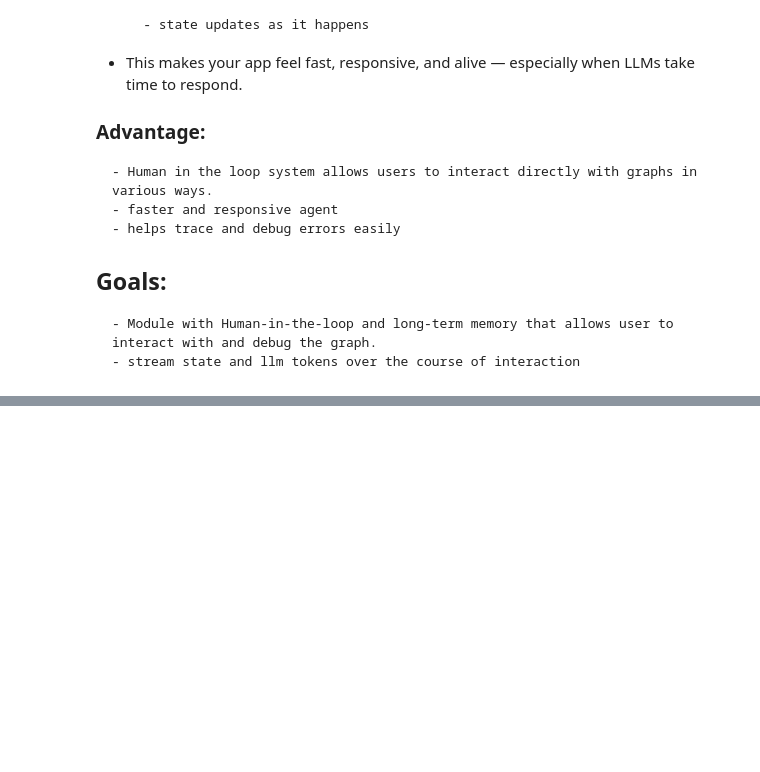
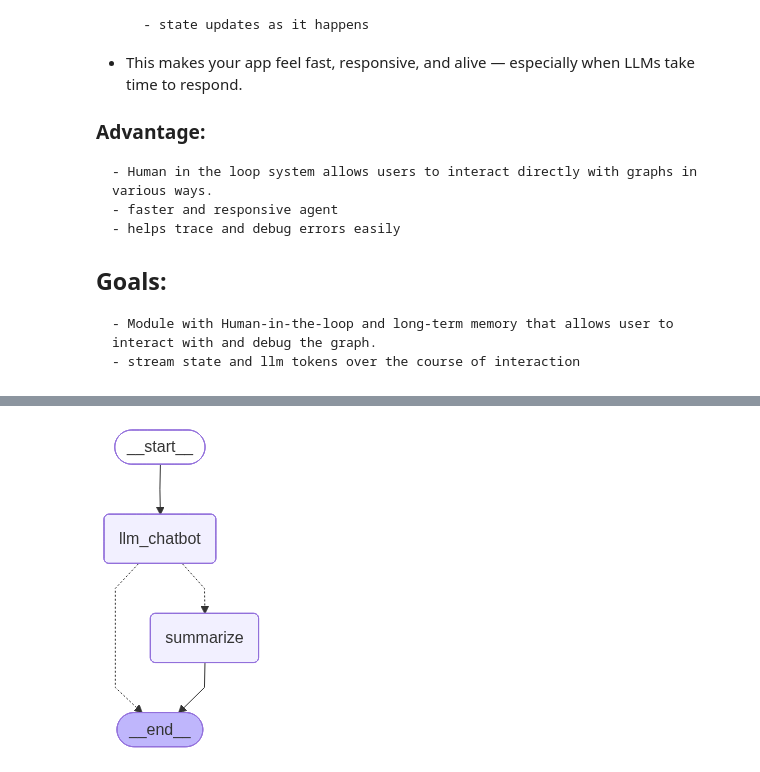
Before and after one commit to divya-gh/LangGraph-Course, a Jupyter notebook: Code/Lesson_3/Streaming.ipynb, the cells around one changed output, grey strips where cells are left out. Cells and saved outputs as stored; diff of their text form; code cells hidden in the pictures; blank space fills up the shorter version.

```diff
--- a/Code/Lesson_3/Streaming.ipynb
+++ b/Code/Lesson_3/Streaming.ipynb
@@ -15,0 +309,17 @@
+# %%
+# set asyncSqliteSaver for async streaming with memory
+import aiosqlite
+
+conn = await aiosqlite.connect("state_db/token_streaming.db")
+
+from langgraph.checkpoint.sqlite.aio import AsyncSqliteSaver
+
+memory_async = AsyncSqliteSaver(conn)
+
+# comiple with async memory
+
+graph2 = builder.compile(checkpointer=memory_async)
+
+graph2
+# %% [output]
+[figure, added]
```
Also changed, not shown: parts of 32 cells of this notebook, 12 other files.
